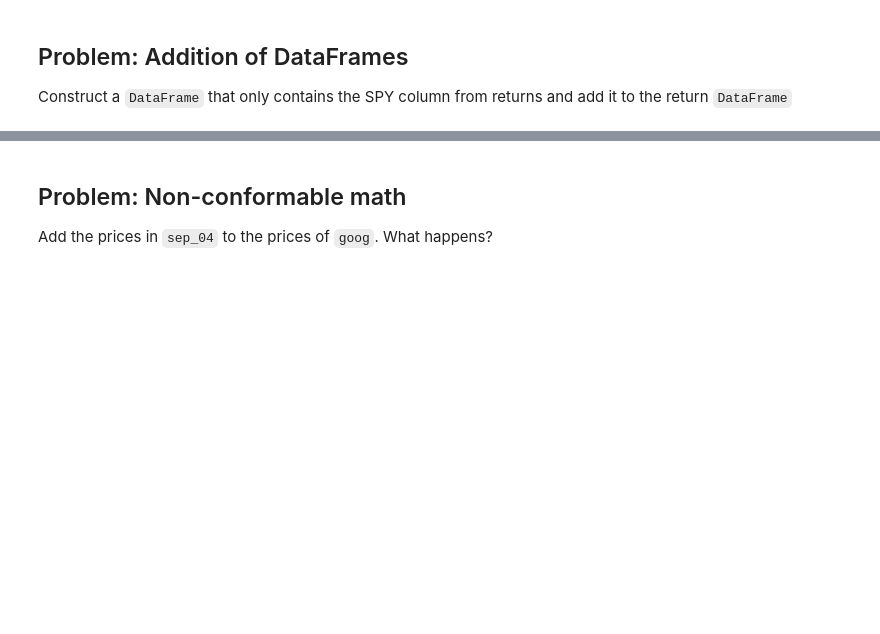
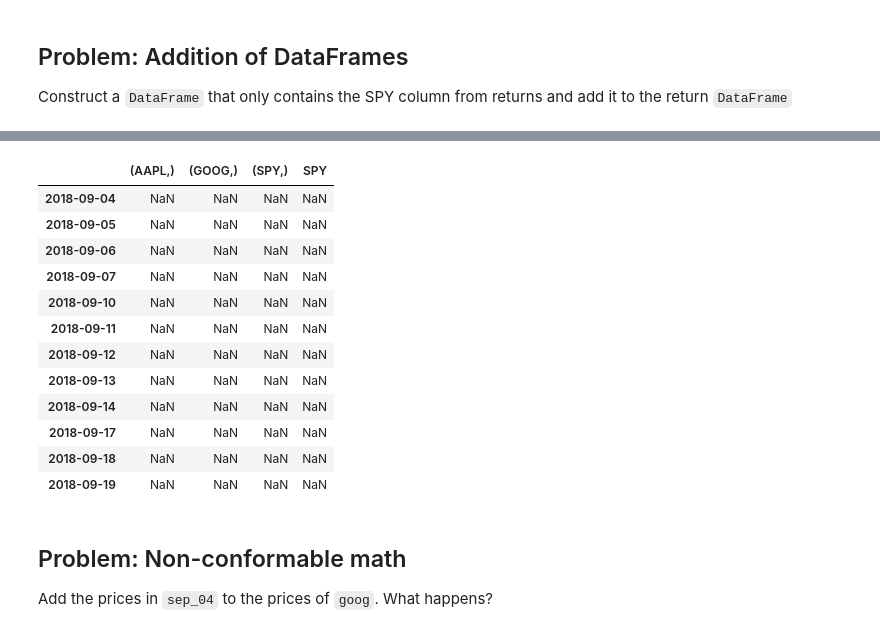
Before and after one commit to GeorgeHockey/python-introduction, a Jupyter notebook: course/introduction/lesson-8.ipynb, the cells around one changed output, grey strips where cells are left out. Cells and saved outputs as stored; diff of their text form; code cells hidden in the pictures; blank space fills up the shorter version.

```diff
--- a/course/introduction/lesson-8.ipynb
+++ b/course/introduction/lesson-8.ipynb
@@ -202,3 +226,6 @@ correlation between the returns on AAPL and SPY.
 ## Problem: Addition of DataFrames
 Construct a `DataFrame` that only contains the SPY column from returns
 and add it to the return `DataFrame`
+# %%
+spy_returns_df = pd.DataFrame({"SPY": spy_returns})
+spy_returns_df
@@ -205,3 +260,19 @@ and add it to the return `DataFrame`
+# %%
+spy_returns_df
+# %% [output]
+|  | (AAPL,) | (GOOG,) | (SPY,) | SPY |
+| 2018-09-04 | NaN | NaN | NaN | NaN |
+| 2018-09-05 | NaN | NaN | NaN | NaN |
+| 2018-09-06 | NaN | NaN | NaN | NaN |
+| 2018-09-07 | NaN | NaN | NaN | NaN |
+| 2018-09-10 | NaN | NaN | NaN | NaN |
+| 2018-09-11 | NaN | NaN | NaN | NaN |
+| 2018-09-12 | NaN | NaN | NaN | NaN |
+| 2018-09-13 | NaN | NaN | NaN | NaN |
+| 2018-09-14 | NaN | NaN | NaN | NaN |
+| 2018-09-17 | NaN | NaN | NaN | NaN |
+| 2018-09-18 | NaN | NaN | NaN | NaN |
+| 2018-09-19 | NaN | NaN | NaN | NaN |
 # %% [markdown]
 ## Problem: Non-conformable math
 
```
Also changed, not shown: parts of 5 cells of this notebook, 1 other file.
